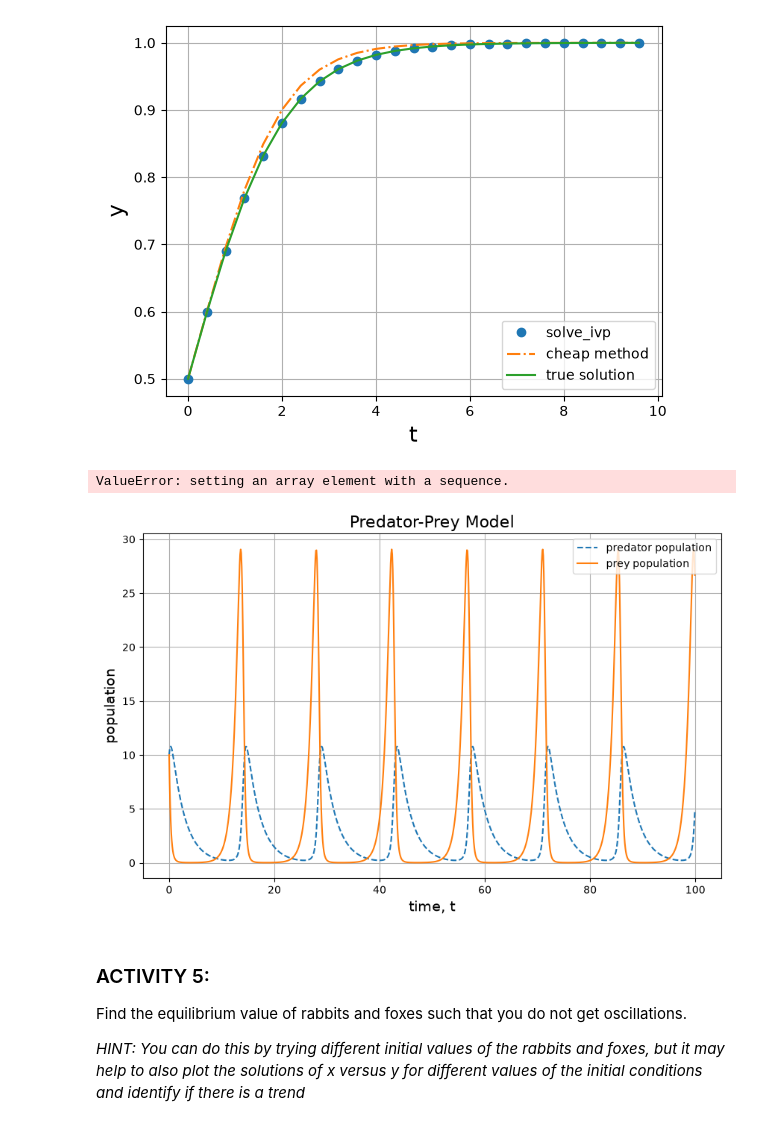
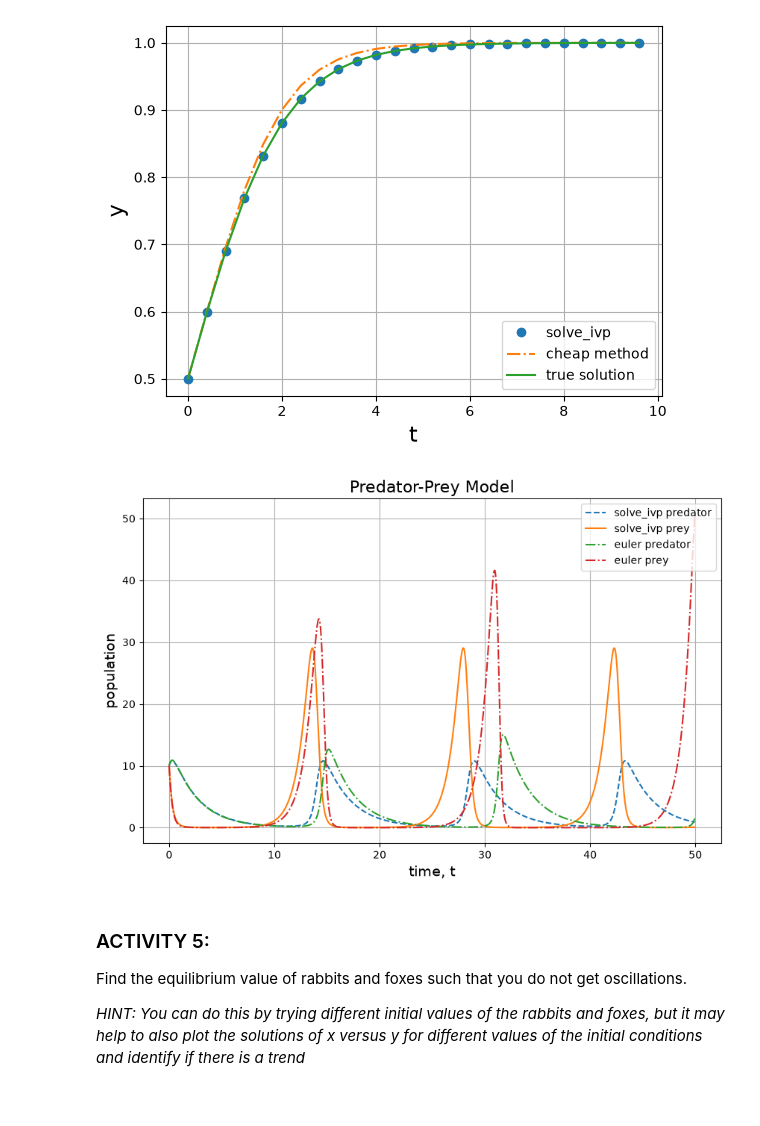
Before and after one commit to sahilshah-05/TopicsInSciComp, a Jupyter notebook: Notebooks/Week3_LabExercises.ipynb, the cells around one changed output. Cells and saved outputs as stored; diff of their text form; code cells hidden in the pictures.

```diff
--- a/Notebooks/Week3_LabExercises.ipynb
+++ b/Notebooks/Week3_LabExercises.ipynb
@@ -297,55 +297,50 @@ from scipy.integrate import solve_ivp
 a = 1.1
 b = 0.4
 c = 0.4
 d = 0.1
 
 # Note that the function has to take t as the first argument and x and y as the second
 def calculate_logistic_dydt(t, variables):
     x, y = variables
     dxdt = a*x - b*x*y
     dydt = d*x*y - c*y
     return np.array([dxdt, dydt])
 
-max_time = 100.0
+max_time = 50.0
 N_time_steps = 1000
 delta_t = max_time / N_time_steps
 t_solution = np.linspace(0.0, max_time-delta_t, N_time_steps) # values of independent variable
 xy0 = np.array([10, 10]) # an initial condition, y(0) = y0, note it needs to be an array
 
 solution = solve_ivp(calculate_logistic_dydt, [0,max_time], xy0, method='RK45',
                          t_eval=t_solution, rtol=1e-8, atol=1e-10)
 
 x_values = solution.y[0]
 y_values = solution.y[1]
 
 plt.figure(figsize=(10, 6))
-plt.plot(solution.t, solution.y[1],  linestyle='dashed', label = 'predator population')
-plt.plot(solution.t, solution.y[0], label = 'prey population')
+plt.plot(solution.t, solution.y[1],  linestyle='dashed', label = 'solve_ivp predator')
+plt.plot(solution.t, solution.y[0], label = 'solve_ivp prey')
+
+# increase the number of steps to see how the solution changes
+solutions = np.zeros_like(t_solution, shape=(2, N_time_steps))
+solutions[:, 0] = xy0
+
+for itime, time in enumerate(t_solution) :
+    if itime > 0 :
+        dydt = calculate_logistic_dydt(time, solutions[:, itime-1])
+        solutions[:, itime] = solutions[:, itime-1] + dydt * delta_t
+
+plt.plot(t_solution, solutions[1], '-.',label="euler predator")
+plt.plot(t_solution, solutions[0], '-.',label="euler prey")
+
 plt.xlabel("time, t", fontsize=14)
 plt.ylabel("population", fontsize=14)
 plt.title("Predator-Prey Model", fontsize=16)
 plt.legend( loc='upper right')
 plt.grid()
-
-# increase the number of steps to see how the solution changes
-solutions = np.zeros_like(t_solution, shape=(N_time_steps, 2))
-
-for itime, time in enumerate(t_solution) :
-    if itime > 0 :
-        dydt = calculate_logistic_dydt(time, solutions[itime-1])
-        solutions[1, itime] = solutions[1, itime-1] + dydt * delta_t
-
-plt.plot(t_solution, solutions[1], '-.',label="cheap method")
-plt.plot(t_solution, solutions[0], '-.',label="cheap method")
-
-# Now plot the true solution
-A = 1.0/y0 - 1.0
-y_true = 1.0 / (1.0 + A * np.exp(-t_solution))
-plt.plot(t_solution, y_true, '-', label="true solution")
-plt.legend(loc='best');
 # %% [output]
-ValueError: setting an array element with a sequence.
-[figure, old version]
+[figure, new version]
 # %% [markdown]
 ### ACTIVITY 5:
 
```
Also changed, not shown: parts of 2 cells of this notebook.
